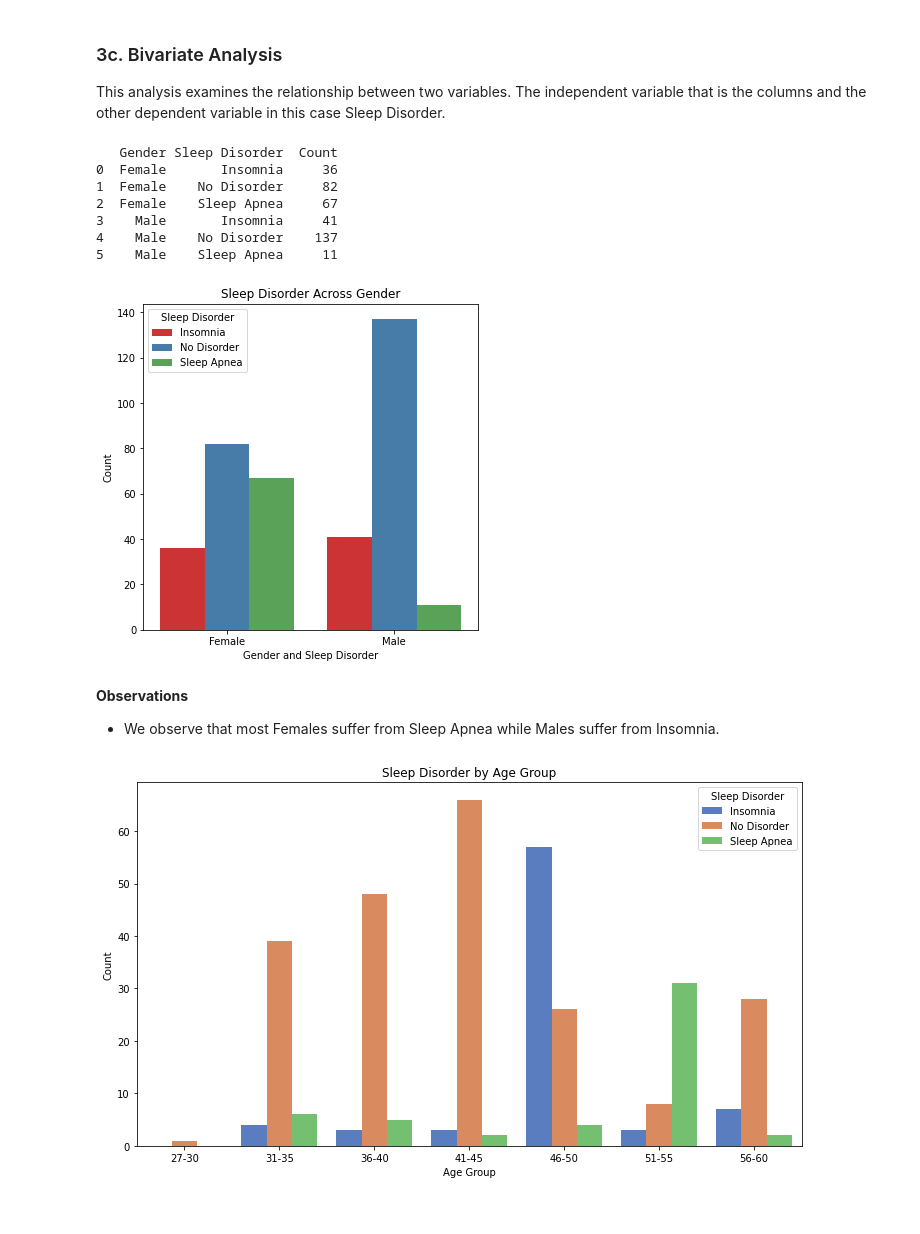
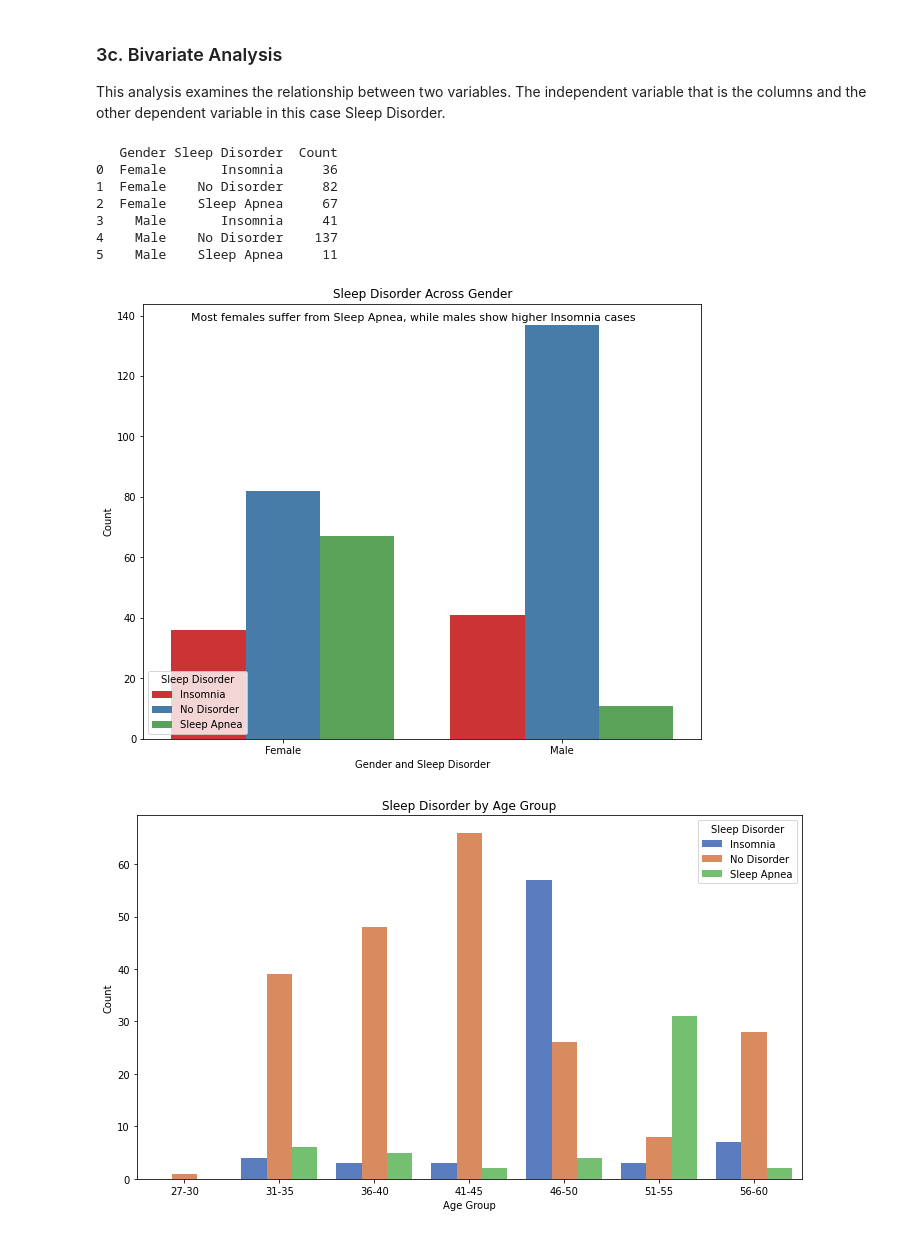
Before and after one commit to jgatharia/Health_and_Sleep_Relation_Project, a Jupyter notebook: health_and_wellness.ipynb, the cells around one changed output. Cells and saved outputs as stored; diff of their text form; code cells hidden in the pictures.

```diff
--- a/health_and_wellness.ipynb
+++ b/health_and_wellness.ipynb
@@ -342,26 +348,25 @@ This analysis examines the relationship between two variables. The independent v
 # %%
 # Lets start with gender and sleep Disorder
 gender_dis = health_wellness_df.groupby(['Gender', 'Sleep Disorder']).size().reset_index(name='Count')
 print(gender_dis)
-fig, ax = plt.subplots(figsize=(6,6))
+fig, ax = plt.subplots(figsize=(10,8))
 sns.barplot(data=gender_dis, x='Gender', y='Count', hue='Sleep Disorder', ax=ax, palette='Set1')
 ax.set_xlabel('Gender and Sleep Disorder')
 ax.set_ylabel('Count')
 ax.set_title('Sleep Disorder Across Gender')
+fig.text(0.5, 0.85, 'Most females suffer from Sleep Apnea, while males show higher Insomnia cases',
+         ha='center', fontsize=11)
+ax.legend(title='Sleep Disorder', loc='lower left')
 plt.show();
 # %% [output]
    Gender Sleep Disorder  Count
 0  Female       Insomnia     36
 1  Female    No Disorder     82
 2  Female    Sleep Apnea     67
 3    Male       Insomnia     41
 4    Male    No Disorder    137
 5    Male    Sleep Apnea     11
-[figure, old version]
+[figure, new version]
-# %% [markdown]
-**Observations**
-
-* We observe that most Females suffer from Sleep Apnea while Males suffer from Insomnia.
 # %%
 # Sleep disorder by Age
 health_wellness_df['Age Group'] = pd.cut(
```
Also changed, not shown: parts of 9 cells of this notebook.
